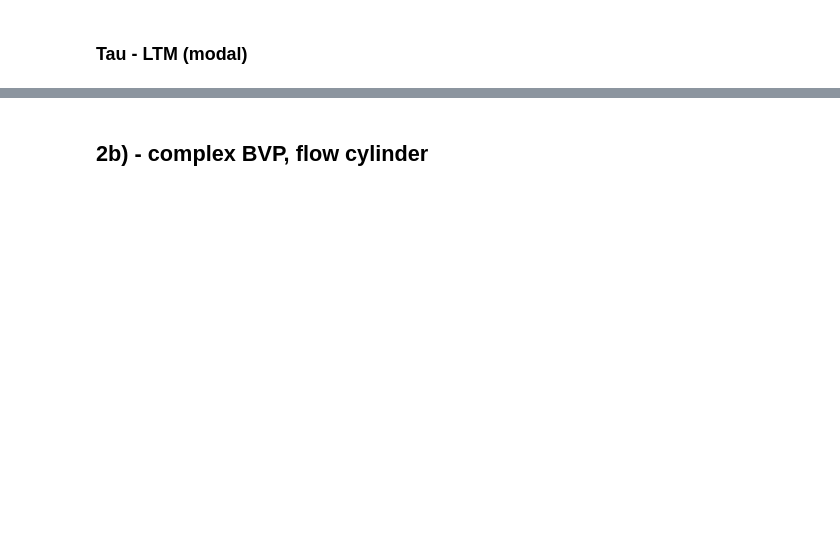
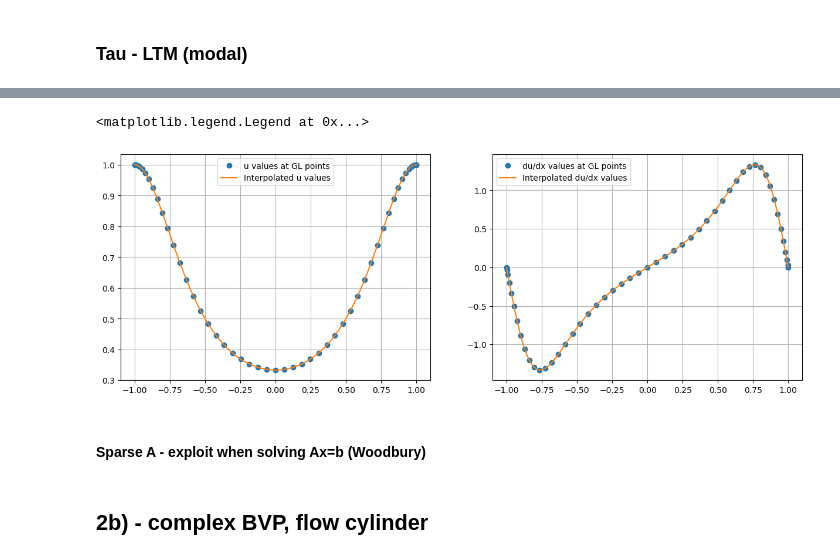
Before and after one commit to JeppeKlitgaard/02689-Advanced-Numerical-Methods, a Jupyter notebook: assignment_2/tb_exercise_1.ipynb, the cells around one changed output, grey strips where cells are left out. Saved outputs shown, nothing was run; the diff lists cells and outputs as text; code cells hidden in the pictures; blank space fills up the shorter version.

```diff
--- a/assignment_2/tb_exercise_1.ipynb
+++ b/assignment_2/tb_exercise_1.ipynb
@@ -168,2 +310,19 @@ ax[1].grid();
+# %%
+fig, ax = plt.subplots(1, 2, figsize = (15, 5))
+
+ax[0].plot(z, u, 'o', label="u values at GL points")
+ax[0].plot(x_eval, u_eval, '-', label="Interpolated u values")
+ax[0].grid()
+ax[0].legend()
+
+ax[1].plot(z, u_deriv, 'o', label="du/dx values at GL points")
+ax[1].plot(x_eval, u_deriv_eval, '-', label="Interpolated du/dx values")
+ax[1].grid()
+ax[1].legend()
+# %% [output]
+<matplotlib.legend.Legend at 0x...>
+[figure, added]
+# %% [markdown]
+#### Sparse A - exploit when solving Ax=b (Woodbury)
 # %% [markdown]
 ## 2b) - complex BVP, flow cylinder
```
Also changed, not shown: parts of 15 cells of this notebook, 1 other file.
